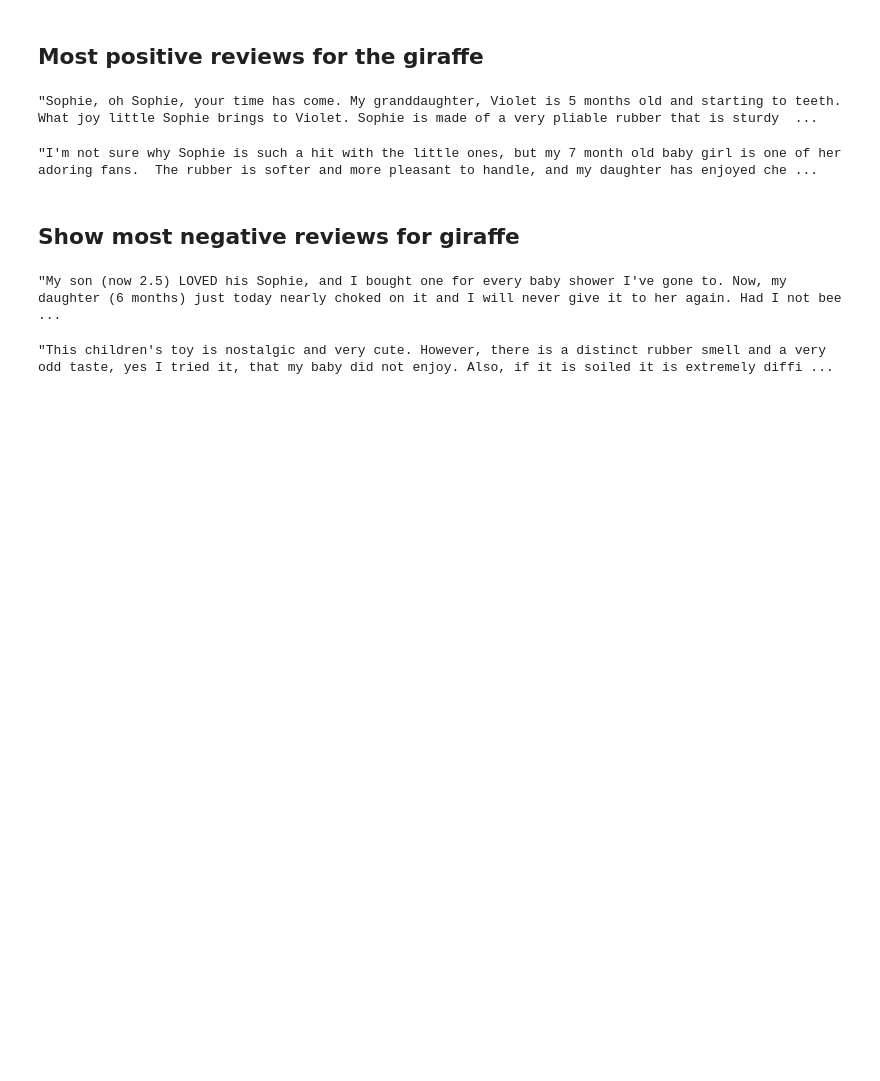
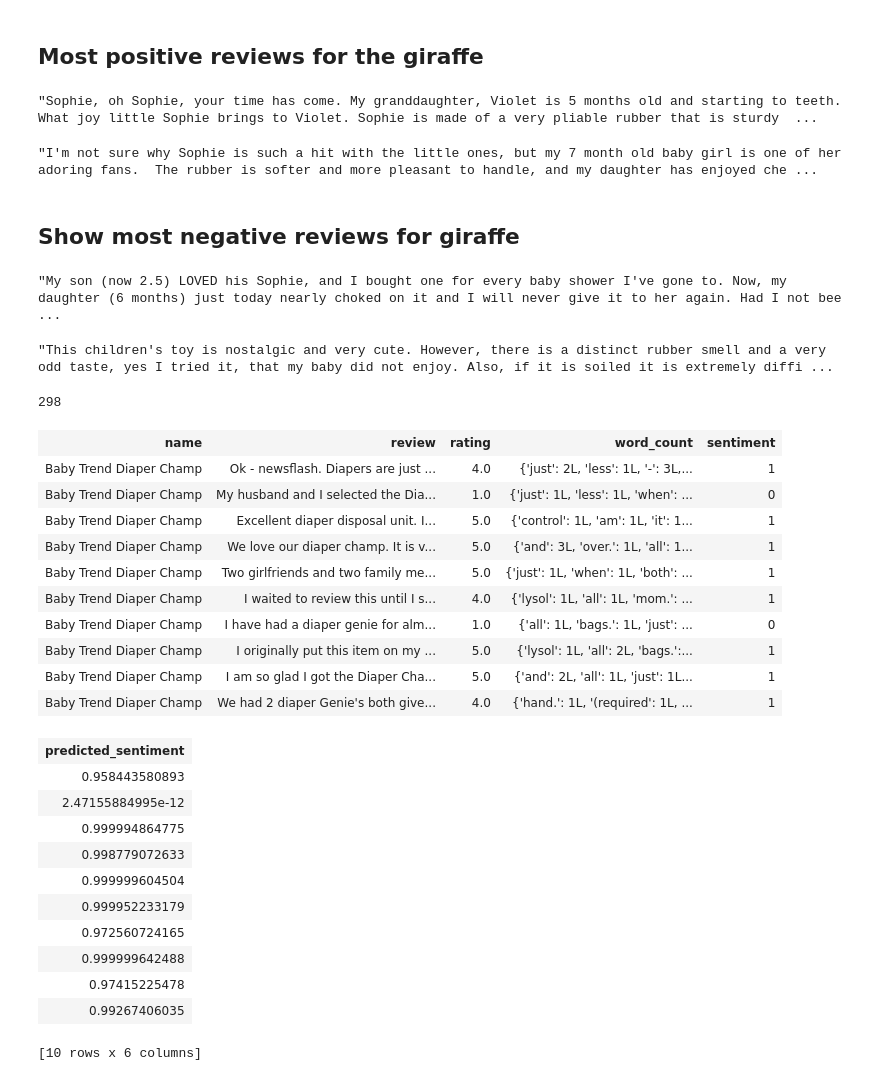
Before and after one commit to roopabdr/ml-case-study-approach, a Jupyter notebook: Analyzing product sentiment/Analyzing product sentiment.ipynb, the cells around one changed output. Cells and saved outputs as stored; diff of their text form; code cells hidden in the pictures; blank space fills up the shorter version.

```diff
--- a/Analyzing product sentiment/Analyzing product sentiment.ipynb
+++ b/Analyzing product sentiment/Analyzing product sentiment.ipynb
@@ -219,3 +219,37 @@ giraffe_reviews[-1]['review']
 giraffe_reviews[-2]['review']
 # %% [output]
 "This children's toy is nostalgic and very cute. However, there is a distinct rubber smell and a very odd taste, yes I tried it, that my baby did not enjoy. Also, if it is soiled it is extremely diffi ...
+# %%
+diaper_champ_reviews = products[products['name'] == 'Baby Trend Diaper Champ']
+# %%
+len(diaper_champ_reviews)
+# %% [output]
+298
+# %%
+diaper_champ_reviews['predicted_sentiment'] = sentiment_model.predict(diaper_champ_reviews, output_type='probability')
+# %%
+diaper_champ_reviews.head()
+# %% [output]
+| name | review | rating | word_count | sentiment |
+| Baby Trend Diaper Champ | Ok - newsflash. Diapers are just ... | 4.0 | {'just': 2L, 'less': 1L, '-': 3L,... | 1 |
+| Baby Trend Diaper Champ | My husband and I selected the Dia... | 1.0 | {'just': 1L, 'less': 1L, 'when': ... | 0 |
+| Baby Trend Diaper Champ | Excellent diaper disposal unit. I... | 5.0 | {'control': 1L, 'am': 1L, 'it': 1... | 1 |
+| Baby Trend Diaper Champ | We love our diaper champ. It is v... | 5.0 | {'and': 3L, 'over.': 1L, 'all': 1... | 1 |
+| Baby Trend Diaper Champ | Two girlfriends and two family me... | 5.0 | {'just': 1L, 'when': 1L, 'both': ... | 1 |
+| Baby Trend Diaper Champ | I waited to review this until I s... | 4.0 | {'lysol': 1L, 'all': 1L, 'mom.': ... | 1 |
+| Baby Trend Diaper Champ | I have had a diaper genie for alm... | 1.0 | {'all': 1L, 'bags.': 1L, 'just': ... | 0 |
+| Baby Trend Diaper Champ | I originally put this item on my ... | 5.0 | {'lysol': 1L, 'all': 2L, 'bags.':... | 1 |
+| Baby Trend Diaper Champ | I am so glad I got the Diaper Cha... | 5.0 | {'and': 2L, 'all': 1L, 'just': 1L... | 1 |
+| Baby Trend Diaper Champ | We had 2 diaper Genie's both give... | 4.0 | {'hand.': 1L, '(required': 1L, ... | 1 |
+| predicted_sentiment |
+| 0.958443580893 |
+| 2.47155884995e-12 |
+| 0.999994864775 |
+| 0.998779072633 |
+| 0.999999604504 |
+| 0.999952233179 |
+| 0.972560724165 |
+| 0.999999642488 |
+| 0.97415225478 |
+| 0.99267406035 |
+[10 rows x 6 columns]
```
Also changed, not shown: parts of 2 cells of this notebook, 1 other file.
